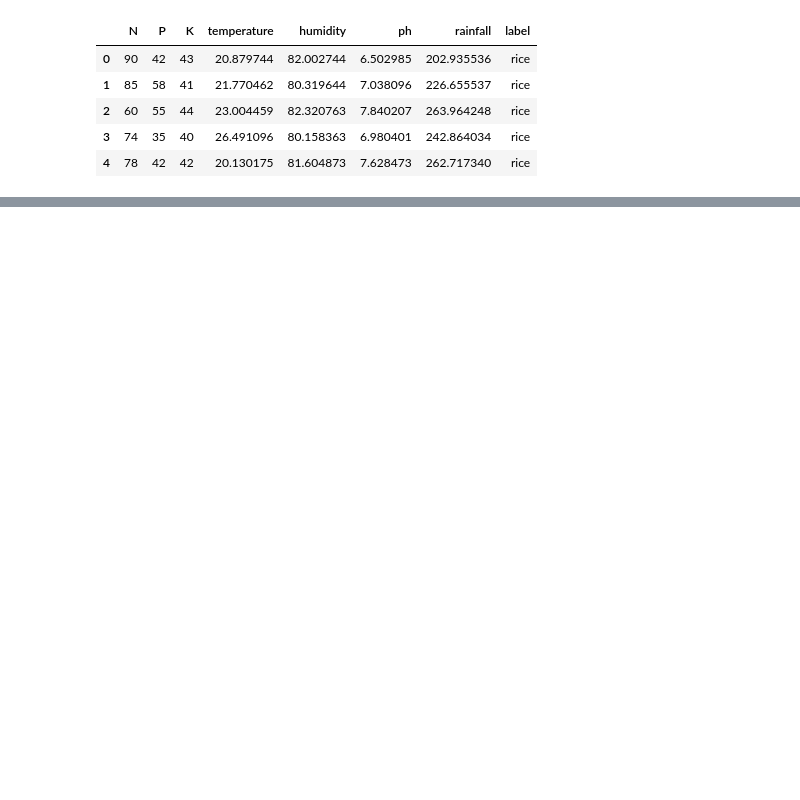
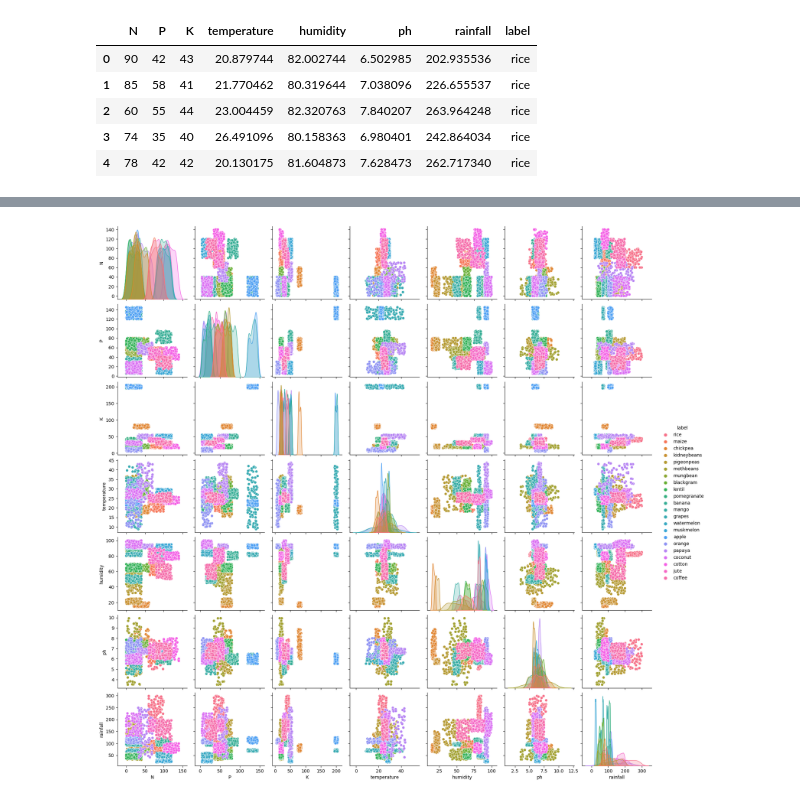
Before and after one commit to jihadqutteineh/Neural-Networks-ML, a Jupyter notebook: Jihad Qutteineh AI part 2 notebook.ipynb, the cells around one changed output, grey strips where cells are left out. Saved outputs shown, nothing was run; the diff lists cells and outputs as text; code cells hidden in the pictures; blank space fills up the shorter version.

```diff
--- a/Jihad Qutteineh AI part 2 notebook.ipynb
+++ b/Jihad Qutteineh AI part 2 notebook.ipynb
@@ -36,0 +117,5 @@ cropsDf.head()
+# %%
+sns.pairplot(data=cropsDf,hue='label')
+plt.show()
+# %% [output]
+[figure, added]
```
Also changed, not shown: parts of 41 cells of this notebook.
